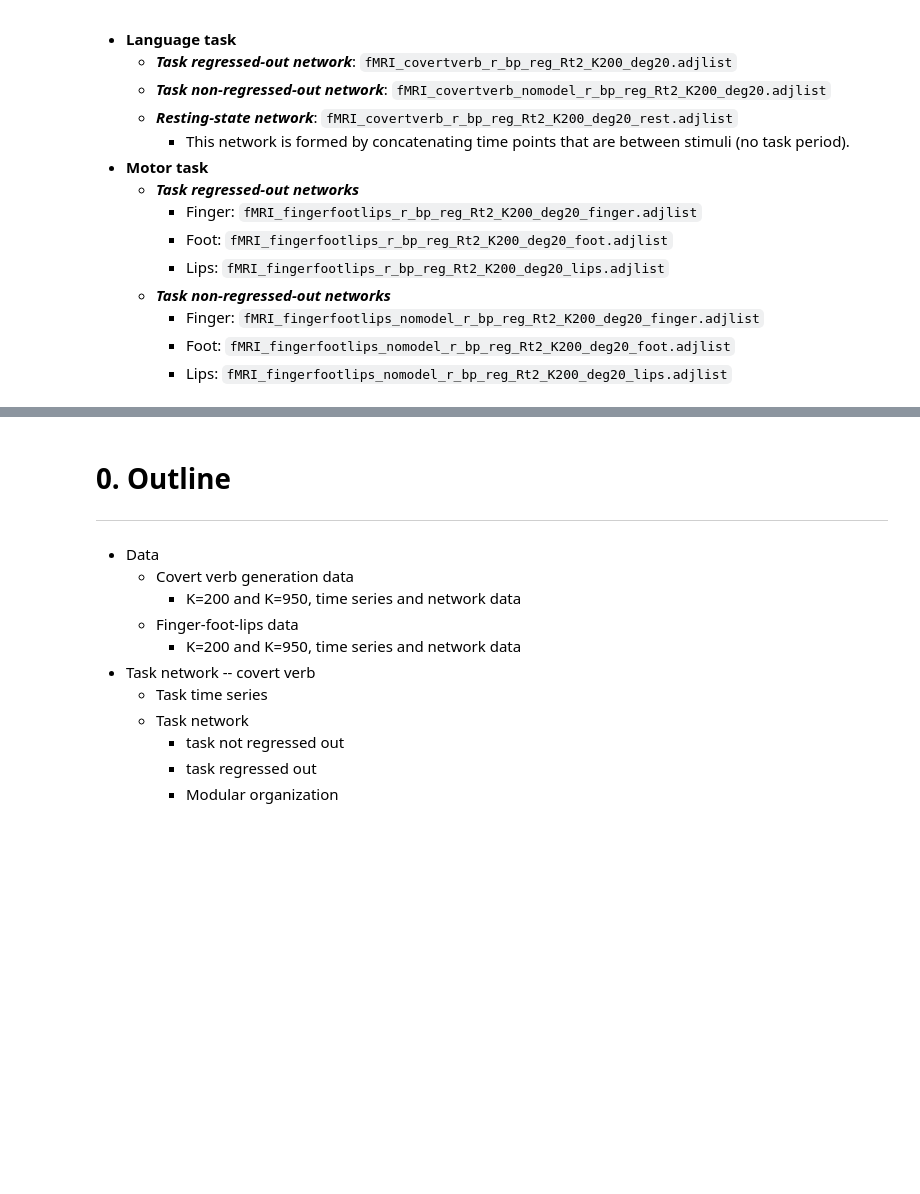
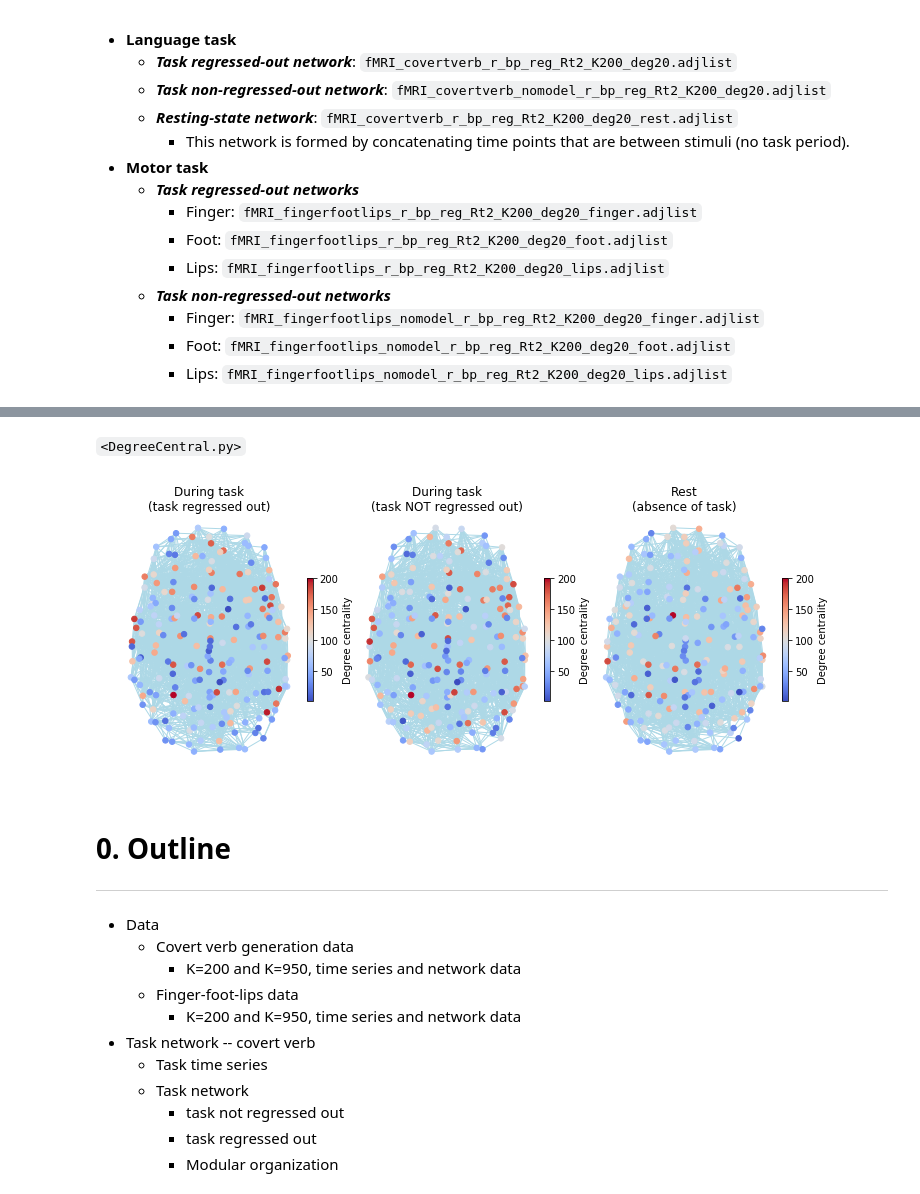
Before and after one commit to sathayas/JupyterConnectivitySpring2019, a Jupyter notebook: TaskNetwork.ipynb, the cells around one changed output, grey strips where cells are left out. Drawn from its saved outputs; the diff is of its cells as text; code cells hidden in the pictures; blank space fills up the shorter version.

Commit message:
Degree centrality, language, done

```diff
--- a/TaskNetwork.ipynb
+++ b/TaskNetwork.ipynb
@@ -127,0 +134,78 @@ For your convenience, I formed networks for today's demonstration. These network
+# %% [markdown]
+`<DegreeCentral.py>`
+# %%
+import os
+import numpy as np
+import networkx as nx
+import matplotlib.pyplot as plt
+
+
+#
+#  First, covert verb generation task
+#
+
+###### loading the coordinates for nodes
+fTS = 'DataTaskNetwork/fMRI_covertverb_r_bp_reg_Rt2_K200.npz'
+infile = np.load(fTS)
+nodes = infile['nodes']
+xyz = infile['xyz']
+
+
+###### loading network data
+# task (task regressed out)
+fNet_task_reg = 'DataTaskNetwork/fMRI_covertverb_r_bp_reg_Rt2_K200_deg20.adjlist'
+G_task_reg = nx.read_adjlist(fNet_task_reg, nodetype=int)
+# task (task NOT regressed out)
+fNet_task_noreg = 'DataTaskNetwork/fMRI_covertverb_nomodel_r_bp_reg_Rt2_K200_deg20.adjlist'
+G_task_noreg = nx.read_adjlist(fNet_task_noreg, nodetype=int)
+# rest (absence of task)
+fNet_rest = 'DataTaskNetwork/fMRI_covertverb_r_bp_reg_Rt2_K200_deg20_rest.adjlist'
+G_rest = nx.read_adjlist(fNet_rest, nodetype=int)
+# consolidating all into a list
+G_list = [G_task_reg, G_task_noreg, G_rest]
+listLabel = ['During task\n(task regressed out)',
+             'During task\n(task NOT regressed out)',
+             'Rest\n(absence of task)']
+
+
+####### degree centrality
+Cdeg_list = []
+for iG in G_list:
+    Cdeg = nx.degree_centrality(iG)
+    Cdeg_list.append(Cdeg)
+
+
+
+
+
+
+###### visualizing the degree centrality
+# dictionary of xy-coordinates
+pos = {}
+for iROI in range(len(nodes)):
+    pos[nodes[iROI]] = xyz[iROI,:2]
+
+# Loop over K for visualization
+plt.figure(figsize=[10,4])
+for i,iG in enumerate(G_list):
+
+    plt.subplot(1,3,i+1)
+    nx.draw_networkx_nodes(iG, pos,
+                           cmap=plt.cm.coolwarm,
+                           node_color=list(Cdeg_list[i].values()),
+                           node_size=30)
+    nx.draw_networkx_edges(iG, pos, edge_color='lightblue')
+    plt.axis('off')
+    plt.title(listLabel[i])
+    vmin = min(Cdeg_list[i])
+    vmax = max(Cdeg_list[i])
+    sm = plt.cm.ScalarMappable(cmap=plt.cm.coolwarm,
+                               norm=plt.Normalize(vmin=vmin, vmax=vmax))
+    sm._A = []
+    cbar = plt.colorbar(sm, shrink=0.5)
+    cbar.ax.set_ylabel('Degree centrality')
+
+plt.subplots_adjust(left=0.01, right=0.97, wspace=0.1, bottom=0.025)
+plt.show()
+# %% [output]
+[figure, added]
```
Also changed, not shown: parts of 2 cells of this notebook.
